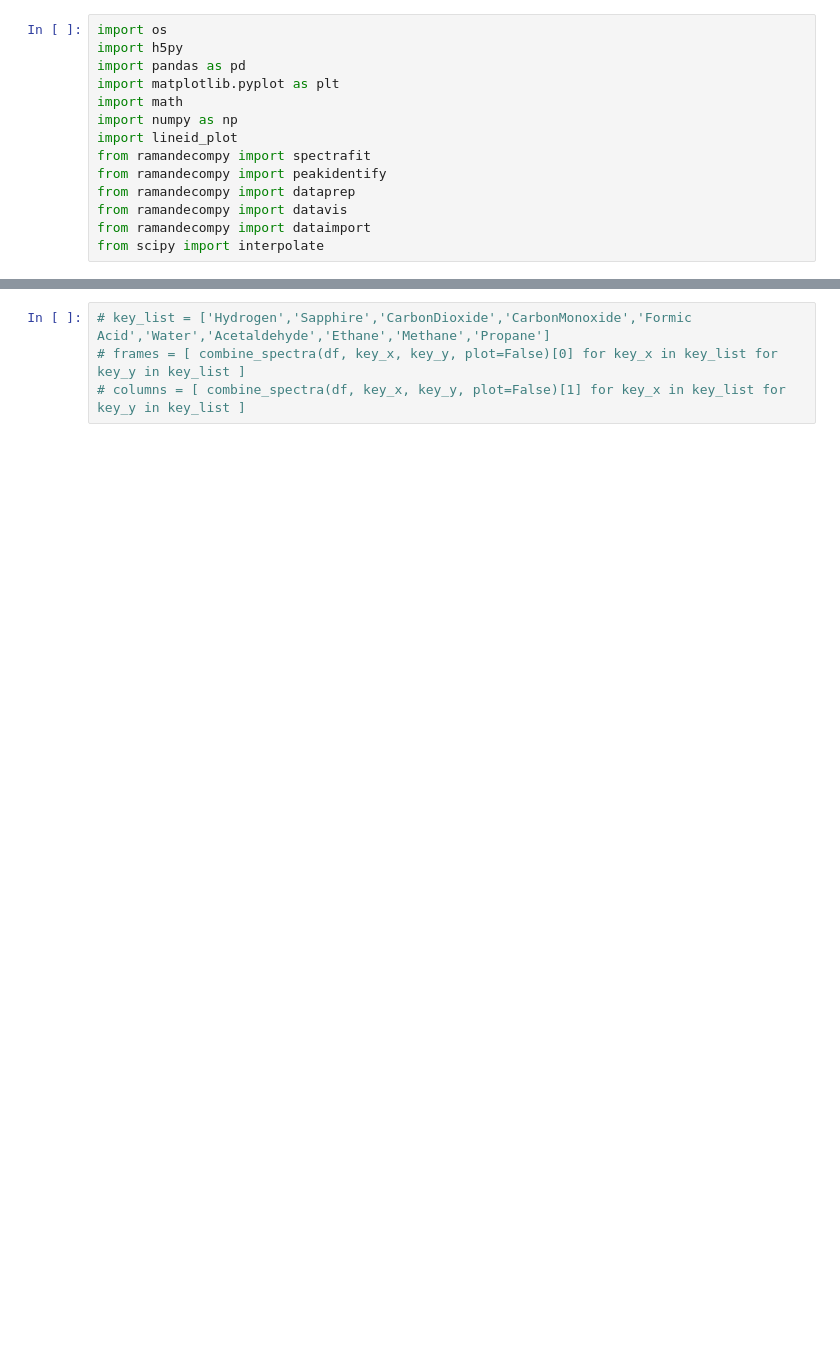
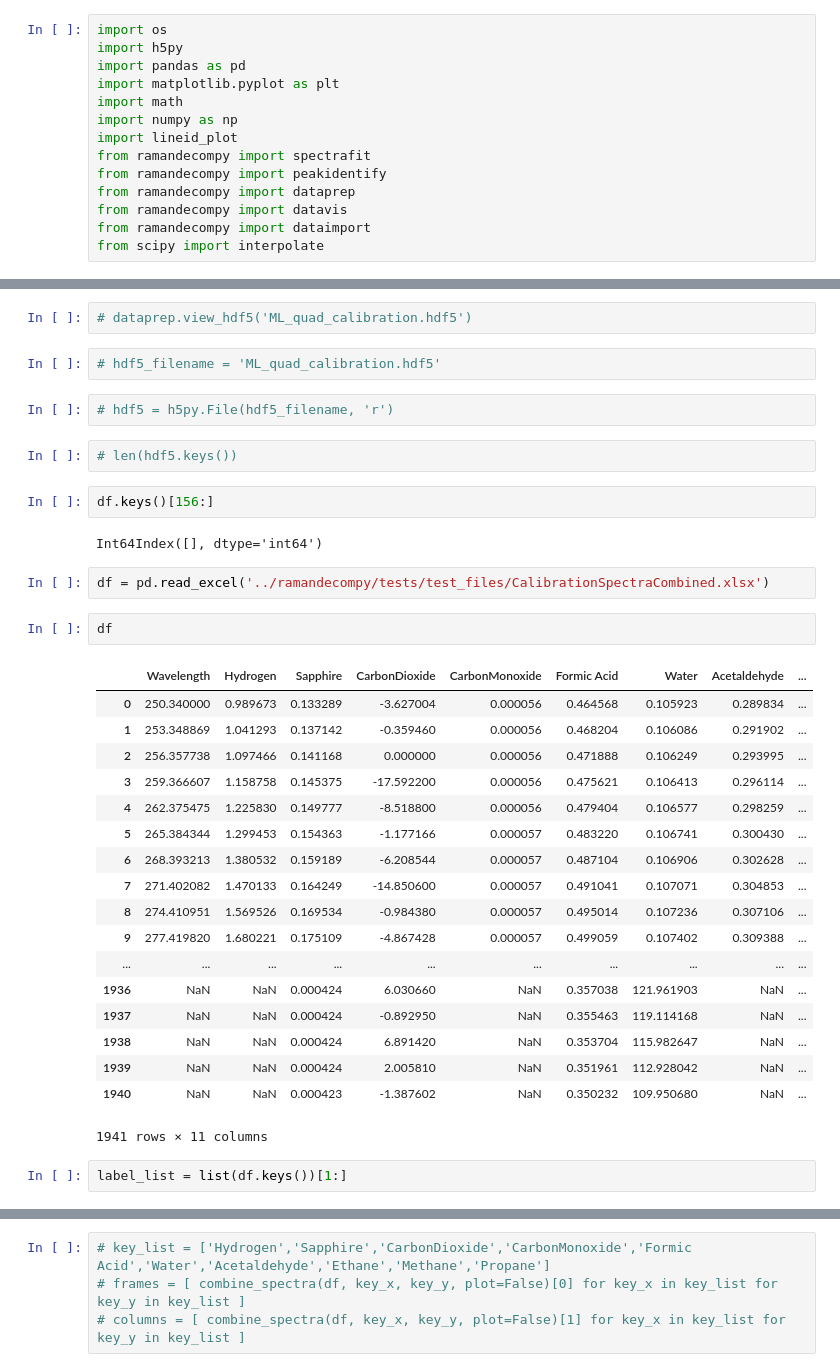
Before and after one commit to raman-noodles/raman-spectra-decomp-analysis, a Jupyter notebook: examples/Combined_spectra_example.ipynb, the cells around one changed output, grey strips where cells are left out. Drawn from its saved outputs; the diff is of its cells as text; blank space fills up the shorter version.

```diff
--- a/examples/Combined_spectra_example.ipynb
+++ b/examples/Combined_spectra_example.ipynb
@@ -14,0 +438,37 @@ from scipy import interpolate
+# %%
+# dataprep.view_hdf5('ML_quad_calibration.hdf5')
+# %%
+# hdf5_filename = 'ML_quad_calibration.hdf5'
+# %%
+# hdf5 = h5py.File(hdf5_filename, 'r')
+# %%
+# len(hdf5.keys())
+# %%
+df.keys()[156:]
+# %% [output]
+Int64Index([], dtype='int64')
+# %%
+df = pd.read_excel('../ramandecompy/tests/test_files/CalibrationSpectraCombined.xlsx')
+# %%
+df
+# %% [output]
+|  | Wavelength | Hydrogen | Sapphire | CarbonDioxide | CarbonMonoxide | Formic Acid | Water | Acetaldehyde | ... |
+| 0 | 250.340000 | 0.989673 | 0.133289 | -3.627004 | 0.000056 | 0.464568 | 0.105923 | 0.289834 | ... |
+| 1 | 253.348869 | 1.041293 | 0.137142 | -0.359460 | 0.000056 | 0.468204 | 0.106086 | 0.291902 | ... |
+| 2 | 256.357738 | 1.097466 | 0.141168 | 0.000000 | 0.000056 | 0.471888 | 0.106249 | 0.293995 | ... |
+| 3 | 259.366607 | 1.158758 | 0.145375 | -17.592200 | 0.000056 | 0.475621 | 0.106413 | 0.296114 | ... |
+| 4 | 262.375475 | 1.225830 | 0.149777 | -8.518800 | 0.000056 | 0.479404 | 0.106577 | 0.298259 | ... |
+| 5 | 265.384344 | 1.299453 | 0.154363 | -1.177166 | 0.000057 | 0.483220 | 0.106741 | 0.300430 | ... |
+| 6 | 268.393213 | 1.380532 | 0.159189 | -6.208544 | 0.000057 | 0.487104 | 0.106906 | 0.302628 | ... |
+| 7 | 271.402082 | 1.470133 | 0.164249 | -14.850600 | 0.000057 | 0.491041 | 0.107071 | 0.304853 | ... |
+| 8 | 274.410951 | 1.569526 | 0.169534 | -0.984380 | 0.000057 | 0.495014 | 0.107236 | 0.307106 | ... |
+| 9 | 277.419820 | 1.680221 | 0.175109 | -4.867428 | 0.000057 | 0.499059 | 0.107402 | 0.309388 | ... |
+| ... | ... | ... | ... | ... | ... | ... | ... | ... | ... |
+| 1936 | NaN | NaN | 0.000424 | 6.030660 | NaN | 0.357038 | 121.961903 | NaN | ... |
+| 1937 | NaN | NaN | 0.000424 | -0.892950 | NaN | 0.355463 | 119.114168 | NaN | ... |
+| 1938 | NaN | NaN | 0.000424 | 6.891420 | NaN | 0.353704 | 115.982647 | NaN | ... |
+| 1939 | NaN | NaN | 0.000424 | 2.005810 | NaN | 0.351961 | 112.928042 | NaN | ... |
+| 1940 | NaN | NaN | 0.000423 | -1.387602 | NaN | 0.350232 | 109.950680 | NaN | ... |
+1941 rows × 11 columns
+# %%
+label_list = list(df.keys())[1:]
```
Also changed, not shown: parts of 40 cells of this notebook.
